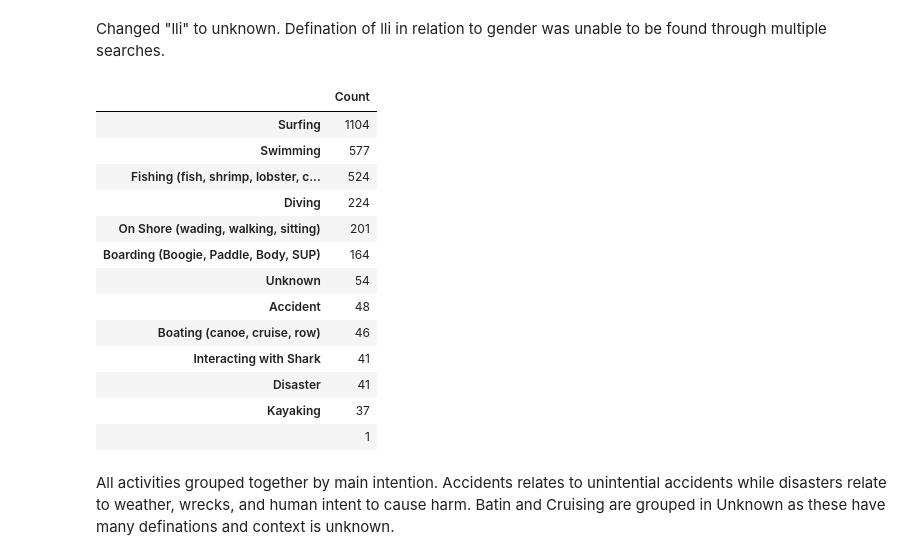
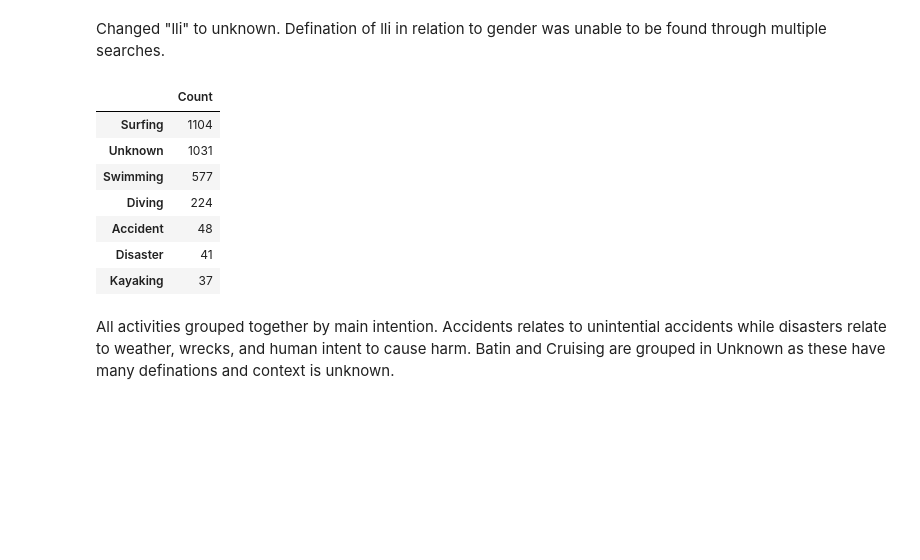
Before and after one commit to staceyj118/Shark-Attacks, a Jupyter notebook: Victims.ipynb, the cells around one changed output. Saved outputs shown, nothing was run; the diff lists cells and outputs as text; code cells hidden in the pictures; blank space fills up the shorter version.

```diff
--- a/Victims.ipynb
+++ b/Victims.ipynb
@@ -294,45 +298,40 @@ victim_df.loc[victim_df['Activity'].str.contains('fishing', na =False,case=False
 
 victim_df.loc[victim_df['Activity'].str.contains('stand', na =False,case=False), 'Activity'] = 'On Shore (wading, walking, sitting)'
 victim_df.loc[victim_df['Activity'].str.contains('walk', na =False,case=False), 'Activity'] = 'On Shore (wading, walking, sitting)'
 victim_df.loc[victim_df['Activity'].str.contains('stam', na =False,case=False), 'Activity'] = 'On Shore (wading, walking, sitting)'
 victim_df.loc[victim_df['Activity'].str.contains('wash', na =False,case=False), 'Activity'] = 'On Shore (wading, walking, sitting)'
 victim_df.loc[victim_df['Activity'].str.contains('collect', na =False,case=False), 'Activity'] = 'On Shore (wading, walking, sitting)'
 victim_df.loc[victim_df['Activity'].str.contains('wading', na =False,case=False), 'Activity'] = 'On Shore (wading, walking, sitting)'
 victim_df.loc[victim_df['Activity'].str.contains('bath', na =False,case=False), 'Activity'] = 'On Shore (wading, walking, sitting)'
 victim_df.loc[victim_df['Activity'].str.contains('sit', na =False,case=False), 'Activity'] = 'On Shore (wading, walking, sitting)'
 victim_df.loc[victim_df['Activity'].str.contains('crouch', na =False,case=False), 'Activity'] = 'On Shore (wading, walking, sitting)'
 victim_df.loc[victim_df['Activity'].str.contains('crawl', na =False,case=False), 'Activity'] = 'On Shore (wading, walking, sitting)'
 victim_df.loc[victim_df['Activity'].str.contains('hiking', na =False,case=False), 'Activity'] = 'On Shore (wading, walking, sitting)'
 victim_df.loc[victim_df['Activity'].str.contains('watch', na =False,case=False), 'Activity'] = 'On Shore (wading, walking, sitting)'
 victim_df.loc[victim_df['Activity'].str.contains('exercis', na =False,case=False), 'Activity'] = 'On Shore (wading, walking, sitting)'
 victim_df.loc[victim_df['Activity'].str.contains('splash', na =False,case=False), 'Activity'] = 'On Shore (wading, walking, sitting)'
 victim_df.loc[victim_df['Activity'].str.contains('photo', na =False,case=False), 'Activity'] = 'On Shore (wading, walking, sitting)'
 victim_df.loc[victim_df['Activity'].str.contains('prone', na =False,case=False), 'Activity'] = 'On Shore (wading, walking, sitting)'
 victim_df.loc[victim_df['Activity'].str.contains('kneel', na =False,case=False), 'Activity'] = 'On Shore (wading, walking, sitting)'
 
 victim_df.loc[victim_df['Activity'].str.contains('Kakaying', na =False,case=False), 'Activity'] = 'Kayaking'
 
 victim_df.loc[victim_df['Activity'].str.contains('batin', na =False,case=False), 'Activity'] = 'Unknown'
 victim_df.loc[victim_df['Activity'].str.contains('cruising', na =False,case=False), 'Activity'] = 'Unknown'
+victim_df.loc[victim_df['Activity'].str.contains(' ', na =False,case=False), 'Activity'] = 'Unknown'
 
 activity_df=pd.DataFrame(victim_df['Activity'].value_counts())
 activity_df=activity_df.rename(columns={"Activity":"Count"})
 activity_df
 # %% [output]
 |  | Count |
 | Surfing | 1104 |
+| Unknown | 1031 |
 | Swimming | 577 |
-| Fishing (fish, shrimp, lobster, c... | 524 |
 | Diving | 224 |
-| On Shore (wading, walking, sitting) | 201 |
-| Boarding (Boogie, Paddle, Body, SUP) | 164 |
-| Unknown | 54 |
 | Accident | 48 |
-| Boating (canoe, cruise, row) | 46 |
-| Interacting with Shark | 41 |
 | Disaster | 41 |
 | Kayaking | 37 |
-|  | 1 |
 # %% [markdown]
 All activities grouped together by main intention. Accidents relates to unintential accidents while disasters relate to weather, wrecks, and human intent to cause harm. Batin and Cruising are grouped in Unknown as these have many definations and context is unknown.
 # %%
```
Also changed, not shown: parts of 4 cells of this notebook, 1 other file.
